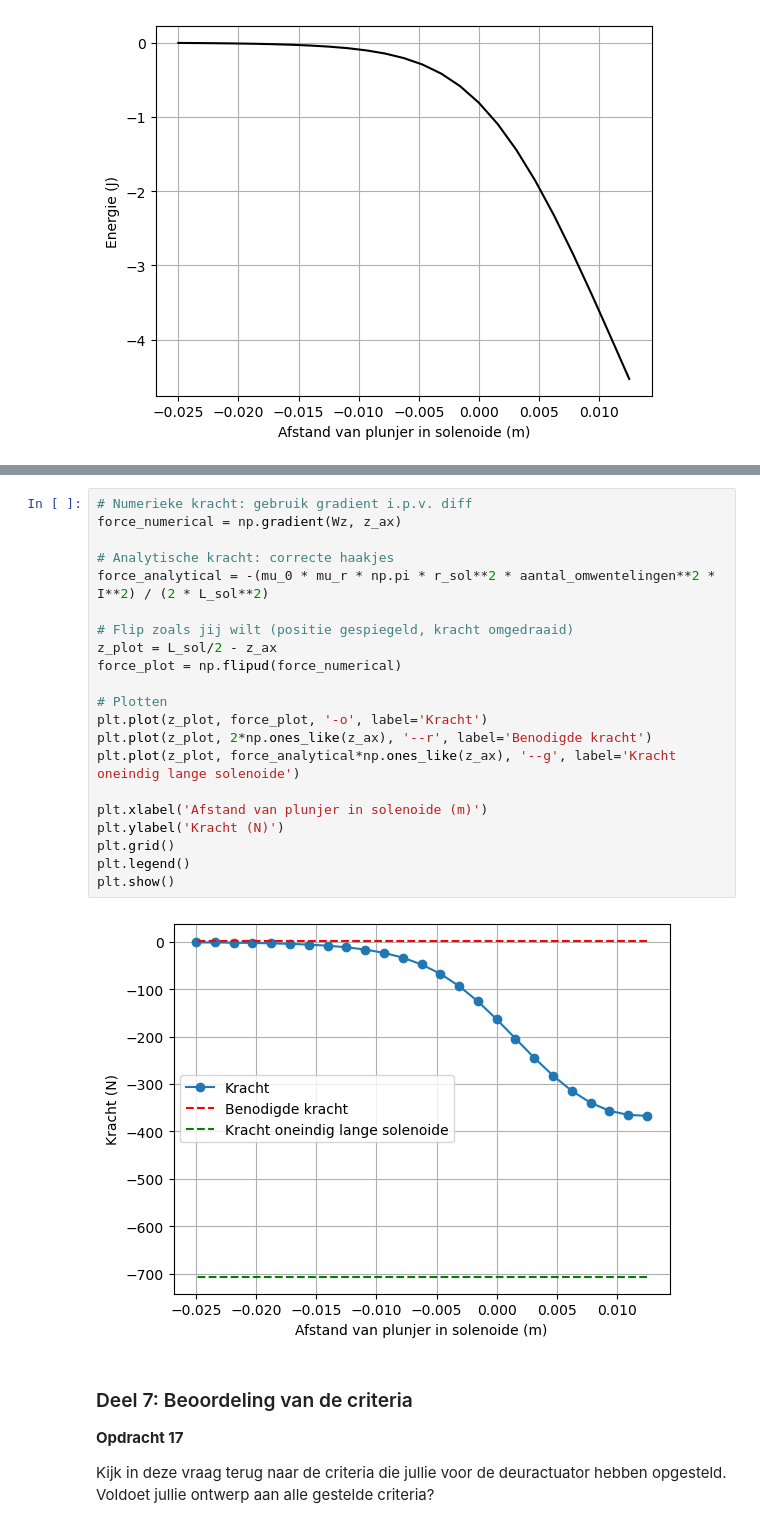
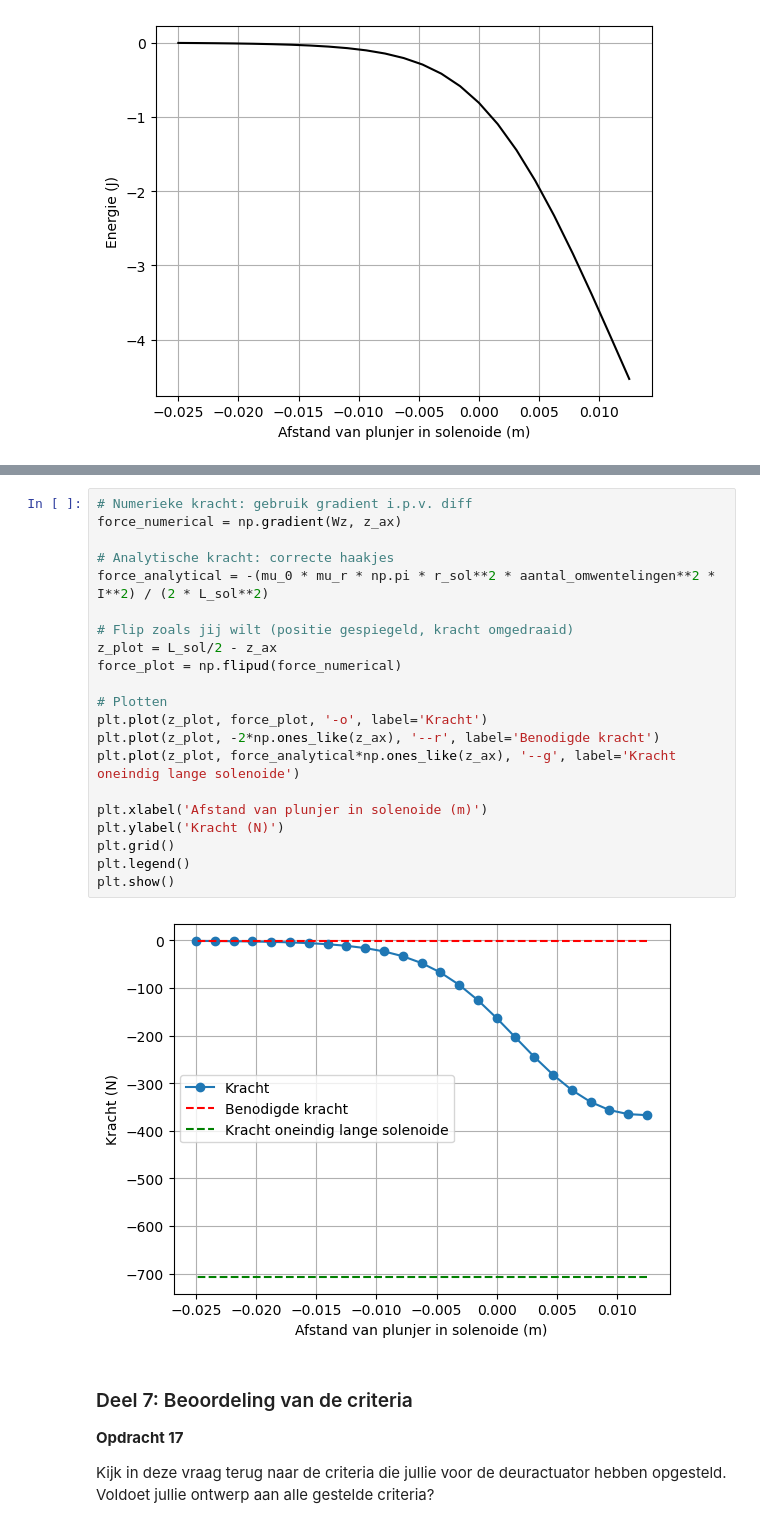
Before and after one commit to emmajuledrent/opdrachten-DEF-D, a Jupyter notebook: DigitaleOntwerpopdrachten/2KrachtactuatorOpdracht/KrachtactuatorOpdracht.ipynb, the cells around one changed output, grey strips where cells are left out. Drawn from its saved outputs; the diff is of its cells as text.

```diff
--- a/DigitaleOntwerpopdrachten/2KrachtactuatorOpdracht/KrachtactuatorOpdracht.ipynb
+++ b/DigitaleOntwerpopdrachten/2KrachtactuatorOpdracht/KrachtactuatorOpdracht.ipynb
@@ -706,26 +706,26 @@ plt.show()
 # %%
 # Numerieke kracht: gebruik gradient i.p.v. diff
 force_numerical = np.gradient(Wz, z_ax)
 
 # Analytische kracht: correcte haakjes
 force_analytical = -(mu_0 * mu_r * np.pi * r_sol**2 * aantal_omwentelingen**2 * I**2) / (2 * L_sol**2)
 
 # Flip zoals jij wilt (positie gespiegeld, kracht omgedraaid)
 z_plot = L_sol/2 - z_ax
 force_plot = np.flipud(force_numerical)
 
 # Plotten
 plt.plot(z_plot, force_plot, '-o', label='Kracht')
-plt.plot(z_plot, 2*np.ones_like(z_ax), '--r', label='Benodigde kracht')
+plt.plot(z_plot, -2*np.ones_like(z_ax), '--r', label='Benodigde kracht')
 plt.plot(z_plot, force_analytical*np.ones_like(z_ax), '--g', label='Kracht oneindig lange solenoide')
 
 plt.xlabel('Afstand van plunjer in solenoide (m)')
 plt.ylabel('Kracht (N)')
 plt.grid()
 plt.legend()
 plt.show()
 # %% [output]
-[figure, old version]
+[figure, new version]
 # %% [markdown]
 ### Deel 7: Beoordeling van de criteria
 **Opdracht 17**
```
Also changed, not shown: parts of 7 cells of this notebook.
